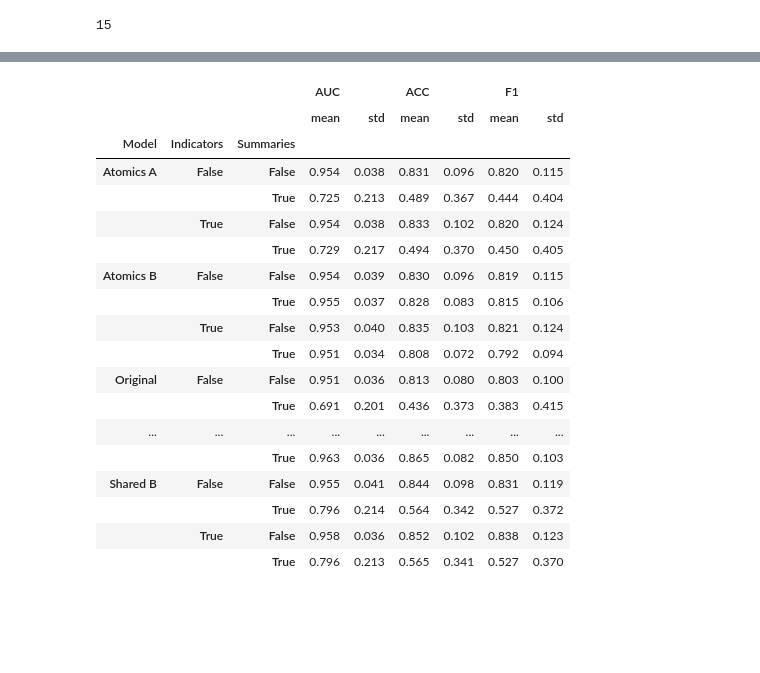
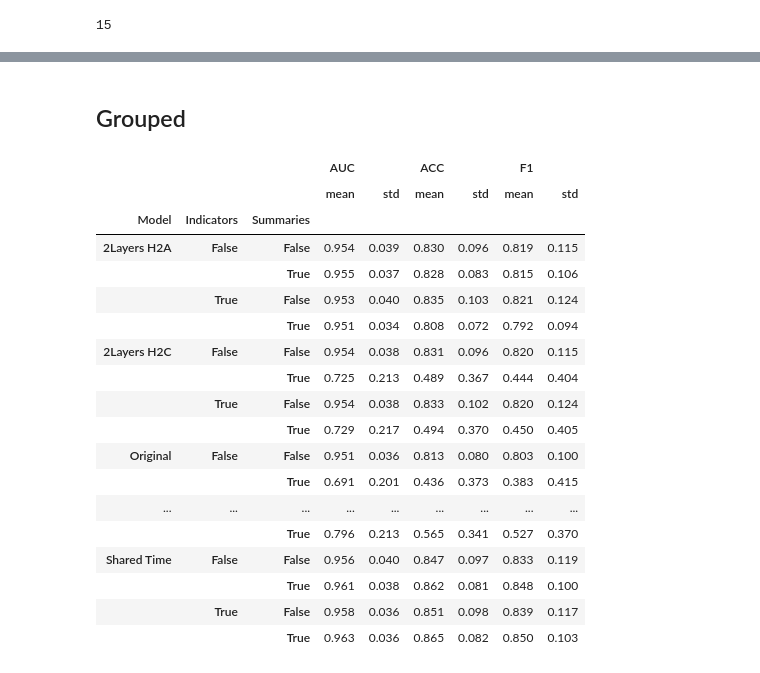
Before and after one commit to KevinArmbruster/optimal-summaries-public, a Jupyter notebook: scripts/combine_results_ablation.ipynb, the cells around one changed output, grey strips where cells are left out. Cells and saved outputs as stored; diff of their text form; code cells hidden in the pictures; blank space fills up the shorter version.

```diff
--- a/scripts/combine_results_ablation.ipynb
+++ b/scripts/combine_results_ablation.ipynb
@@ -26,8 +26,9 @@ len(result_dfs)
 # %%
 pd.set_option('display.max_rows', None)
 pd.set_option('display.max_columns', None)
+pd.set_option('display.max_colwidth', None)
 # %%
 combined_df = pd.concat(result_dfs, ignore_index=True)
 combined_df = combined_df[combined_df["Split"] == "test"].drop(columns=["Split"])
 combined_df["Dataset"] = combined_df["Dataset"].replace({"mimic": "MIMIC", "spoken_arabic_digits": "SpokenArabicDigits", "tiselac": "Tiselac"})
-combined_df["Model"] = combined_df["Model"].replace({"atomics_sum2atomics_False": "Atomics A", "atomics_sum2atomics_True": "Atomics B", "original": "Original", "shared_encode_time_dim_False": "Shared A", "shared_encode_time_dim_True": "Shared B"})
+combined_df["Model"] = combined_df["Model"].replace({"atomics_sum2atomics_False": "2Layers H2C", "atomics_sum2atomics_True": "2Layers H2A", "original": "Original", "shared_encode_time_dim_False": "Shared Time", "shared_encode_time_dim_True": "Shared Feature"})
@@ -33,0 +103,25 @@ combined_df["Model"] = combined_df["Model"].replace({"atomics_sum2atomics_False"
+# %%
+# Model,Indicators,Summaries,Dataset,Seed,Split,AUC,ACC,F1,Cutoff,Lower threshold,Upper threshold
+per_set = combined_df.drop(columns=['Seed', "Cutoff", "Lower threshold", "Upper threshold"]).groupby(["Dataset", "Model", "Summaries", "Indicators"]).agg(["mean", "std"]).round(3)
+
+# def format_as_percentage(value):
+#     return '{:.2%}'.format(value).replace('%', r'\%')
+
+# all_metrics = pd.IndexSlice[:, [('AUC', 'mean'), ('AUC', 'std'), ('ACC', 'mean'), ('ACC', 'std'), ('F1', 'mean'), ('F1', 'std'),]]
+# only_means = pd.IndexSlice[:, [('AUC', 'mean'), ('ACC', 'mean'), ('F1', 'mean'),]]
+# only_stds = pd.IndexSlice[:, [('AUC', 'std'), ('ACC', 'std'), ('F1', 'std'),]]
+
+# per_set = per_set.style \
+#     .format(formatter=format_as_percentage) \
+#     .highlight_max(subset=only_means, props=["font-weight: bold"]) \
+#     .set_properties(**{'text-align': 'center'}) \
+#     .background_gradient(subset=only_means) \
+#     .background_gradient(subset=only_stds) \
+
+with open('tex/ablation_per_dataset.tex', 'w') as f:
+    # tex = per_set.to_latex(convert_css=True) # styler
+    tex = per_set.to_latex(escape=True, float_format="{:.2%}".format)
+    tex = tex.replace('%', r'\%')
+    f.write(tex)
+
+per_set
@@ -36,11 +150,10 @@ combined_df["Model"] = combined_df["Model"].replace({"atomics_sum2atomics_False"
 # %%
 # Model,Indicators,Summaries,Dataset,Seed,Split,AUC,ACC,F1,Cutoff,Lower threshold,Upper threshold
-per_set = combined_df.drop(columns=['Seed', "Cutoff", "Lower threshold", "Upper threshold"]).groupby(["Dataset", "Model", "Indicators", "Summaries"]).agg(["mean", "std"]).round(3)
 
-with open('ablation_per_dataset.tex', 'w') as f:
-    tex = per_set.to_latex(escape=True, float_format="{:.2%}".format)
-    tex = tex.replace('%', r'\%')
-    f.write(tex)
+dataset = "SpokenArabicDigits" # Tiselac MIMIC SpokenArabicDigits
+per_set = combined_df[(combined_df["Dataset"] == dataset)]
+per_set = per_set.drop(columns=['Seed', "Cutoff", "Lower threshold", "Upper threshold", "Dataset"]).groupby(["Model", "Summaries", "Indicators"]).agg(["mean", "std"]).round(3)
+
 
 per_set
 # %% [output]
@@ -66,32 +219,34 @@ per_set
+# %% [markdown]
+## Grouped
 # %%
 grouped = combined_df.drop(columns=["Seed", "Dataset", "Cutoff", "Lower threshold", "Upper threshold"]).groupby(["Model", "Indicators", "Summaries"]).agg(["mean", "std"]).round(3)#.reset_index()
 # grouped = grouped.style.highlight_max(color = 'green', axis = 0).highlight_min(color = 'red', axis = 0)
 
-with open('ablation_grouped.tex', 'w') as f:
+with open('tex/ablation_grouped.tex', 'w') as f:
     tex = grouped.to_latex(escape=True, float_format="{:.2%}".format)
     tex = tex.replace('%', r'\%')
     f.write(tex)
 
 grouped
 
 # best auc 0.966000 acc 0.871000 f1 0.857000
 # %% [output]
 |  |  |  | AUC |  | ACC |  | F1 |  |
 |  |  |  | mean | std | mean | std | mean | std |
 | Model | Indicators | Summaries |  |  |  |  |  |  |
-| Atomics A | False | False | 0.954 | 0.038 | 0.831 | 0.096 | 0.820 | 0.115 |
+| 2Layers H2A | False | False | 0.954 | 0.039 | 0.830 | 0.096 | 0.819 | 0.115 |
+|  |  | True | 0.955 | 0.037 | 0.828 | 0.083 | 0.815 | 0.106 |
+|  | True | False | 0.953 | 0.040 | 0.835 | 0.103 | 0.821 | 0.124 |
+|  |  | True | 0.951 | 0.034 | 0.808 | 0.072 | 0.792 | 0.094 |
+| 2Layers H2C | False | False | 0.954 | 0.038 | 0.831 | 0.096 | 0.820 | 0.115 |
 |  |  | True | 0.725 | 0.213 | 0.489 | 0.367 | 0.444 | 0.404 |
 |  | True | False | 0.954 | 0.038 | 0.833 | 0.102 | 0.820 | 0.124 |
 |  |  | True | 0.729 | 0.217 | 0.494 | 0.370 | 0.450 | 0.405 |
-| Atomics B | False | False | 0.954 | 0.039 | 0.830 | 0.096 | 0.819 | 0.115 |
-|  |  | True | 0.955 | 0.037 | 0.828 | 0.083 | 0.815 | 0.106 |
-|  | True | False | 0.953 | 0.040 | 0.835 | 0.103 | 0.821 | 0.124 |
-|  |  | True | 0.951 | 0.034 | 0.808 | 0.072 | 0.792 | 0.094 |
 | Original | False | False | 0.951 | 0.036 | 0.813 | 0.080 | 0.803 | 0.100 |
 |  |  | True | 0.691 | 0.201 | 0.436 | 0.373 | 0.383 | 0.415 |
 | ... | ... | ... | ... | ... | ... | ... | ... | ... |
+|  |  | True | 0.796 | 0.213 | 0.565 | 0.341 | 0.527 | 0.370 |
+| Shared Time | False | False | 0.956 | 0.040 | 0.847 | 0.097 | 0.833 | 0.119 |
+|  |  | True | 0.961 | 0.038 | 0.862 | 0.081 | 0.848 | 0.100 |
+|  | True | False | 0.958 | 0.036 | 0.851 | 0.098 | 0.839 | 0.117 |
 |  |  | True | 0.963 | 0.036 | 0.865 | 0.082 | 0.850 | 0.103 |
-| Shared B | False | False | 0.955 | 0.041 | 0.844 | 0.098 | 0.831 | 0.119 |
-|  |  | True | 0.796 | 0.214 | 0.564 | 0.342 | 0.527 | 0.372 |
-|  | True | False | 0.958 | 0.036 | 0.852 | 0.102 | 0.838 | 0.123 |
-|  |  | True | 0.796 | 0.213 | 0.565 | 0.341 | 0.527 | 0.370 |
```
Also changed, not shown: parts of 7 cells of this notebook, 25 other files.
